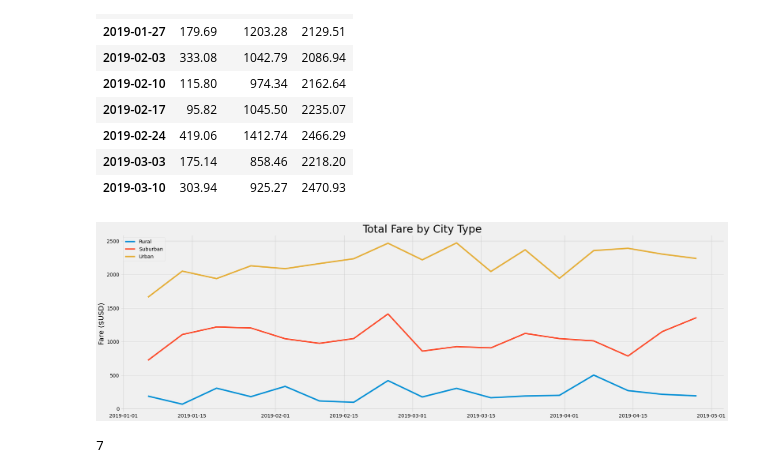
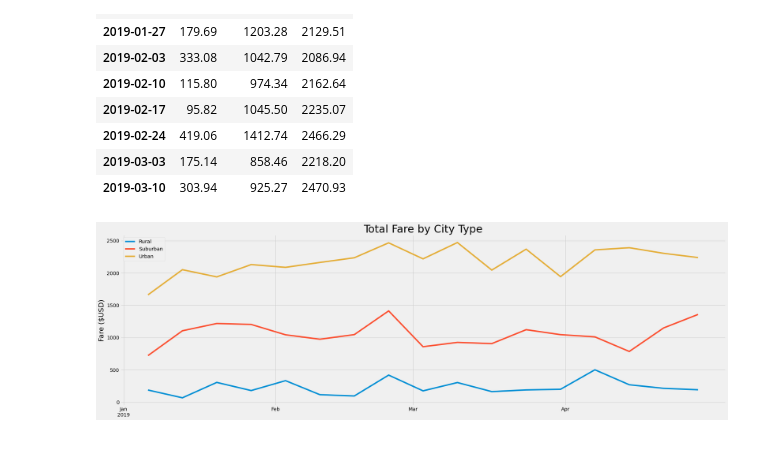
Before and after one commit to bromul/PyBer_Analysis, a Jupyter notebook: PyBer_Challenge.ipynb, the cells around one changed output. Cells and saved outputs as stored; diff of their text form; code cells hidden in the pictures.

```diff
--- a/PyBer_Challenge.ipynb
+++ b/PyBer_Challenge.ipynb
@@ -233,46 +233,34 @@ pivot_resample_df.head(10)
 # %%
 # 9. Using the object-oriented interface method, plot the resample DataFrame using the df.plot() function.
 
 
 # Import the style from Matplotlib.
 from matplotlib import style
 # Use the graph style fivethirtyeight.
 style.use('fivethirtyeight')
 
 # Create plot of pivot_resample_df using object-oriented interface method
 fig, ax = plt.subplots(figsize = (25, 8))
 ax.plot(pivot_resample_df)
 
-# Add axis label and title
+# Add y axis label and title
 ax.set_title('Total Fare by City Type', fontsize = 30)
 ax.set_ylabel('Fare ($USD)', fontsize = 20)
 
-# Set x axis labels
+# Set x axis ticks and labels
 tick_labels = ['Jan\n2019', 'Feb', 'Mar', 'Apr']
 ax.set_xticks(['2019-01-01', '2019-02-01', '2019-03-01', '2019-04-01'])
+ax.set_xticklabels(tick_labels)
 
 # Add legend
 leg_labels = ['Rural', 'Suburban', 'Urban']
 ax.legend(labels = leg_labels)
 
 # Save figure
 plt.savefig('Analysis/PyBer_fare_summary.png')
 
 # Plot graph
 plt.tight_layout()
 plt.show()
 # %% [output]
-[figure, old version]
+[figure, new version]
-# %%
-# date_test = pivot_resample_df['date']
-
-# test = date_test.to_datetime(date_test.Series(dates), format = '%y-%m-%d')
-# test.index = test.dt.to_period('m')
-# test = test.groupby(level = 0).size()
-
-# test = test.reindex(date_test.period_range(test.index.min(), test.index.max(), freq = 'm'), fill_value = 0)
-
-# print(test)
-7
-# %% [output]
-7
```
